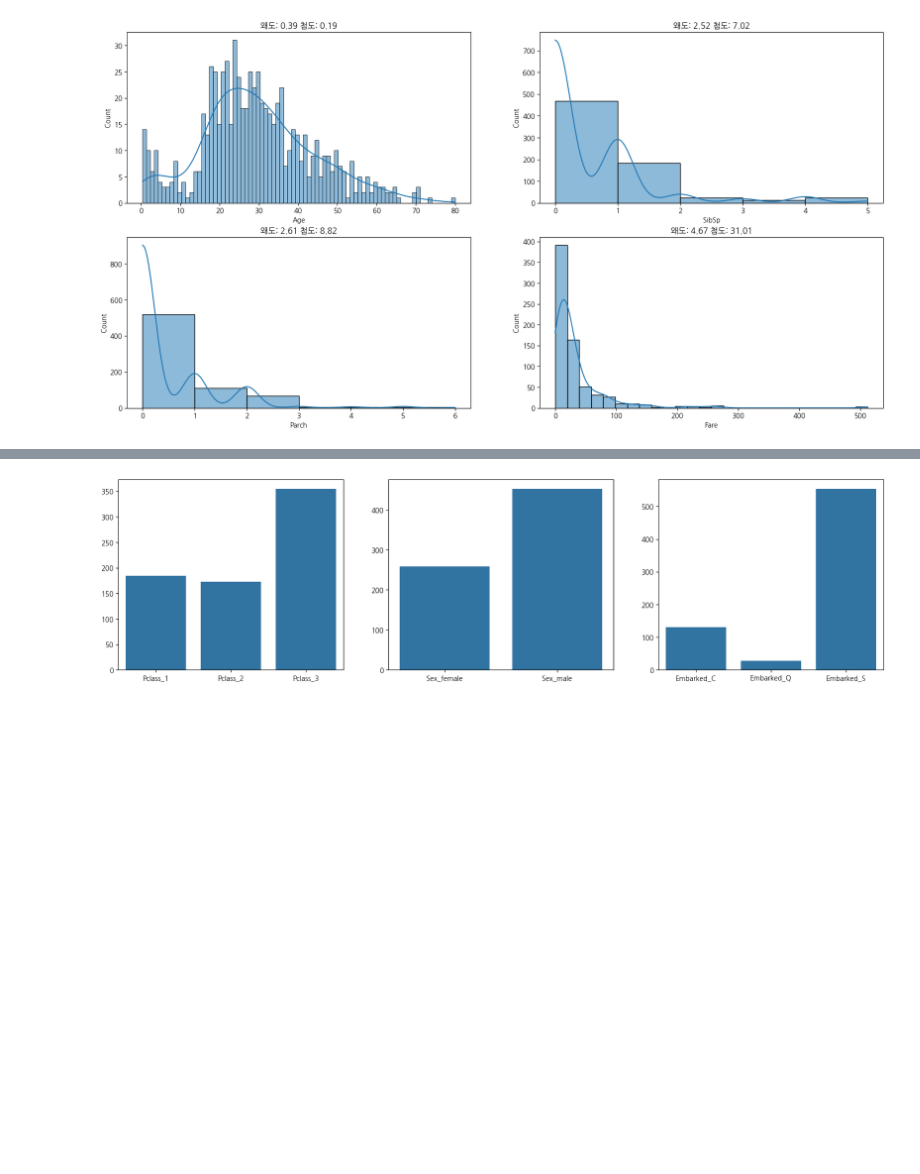
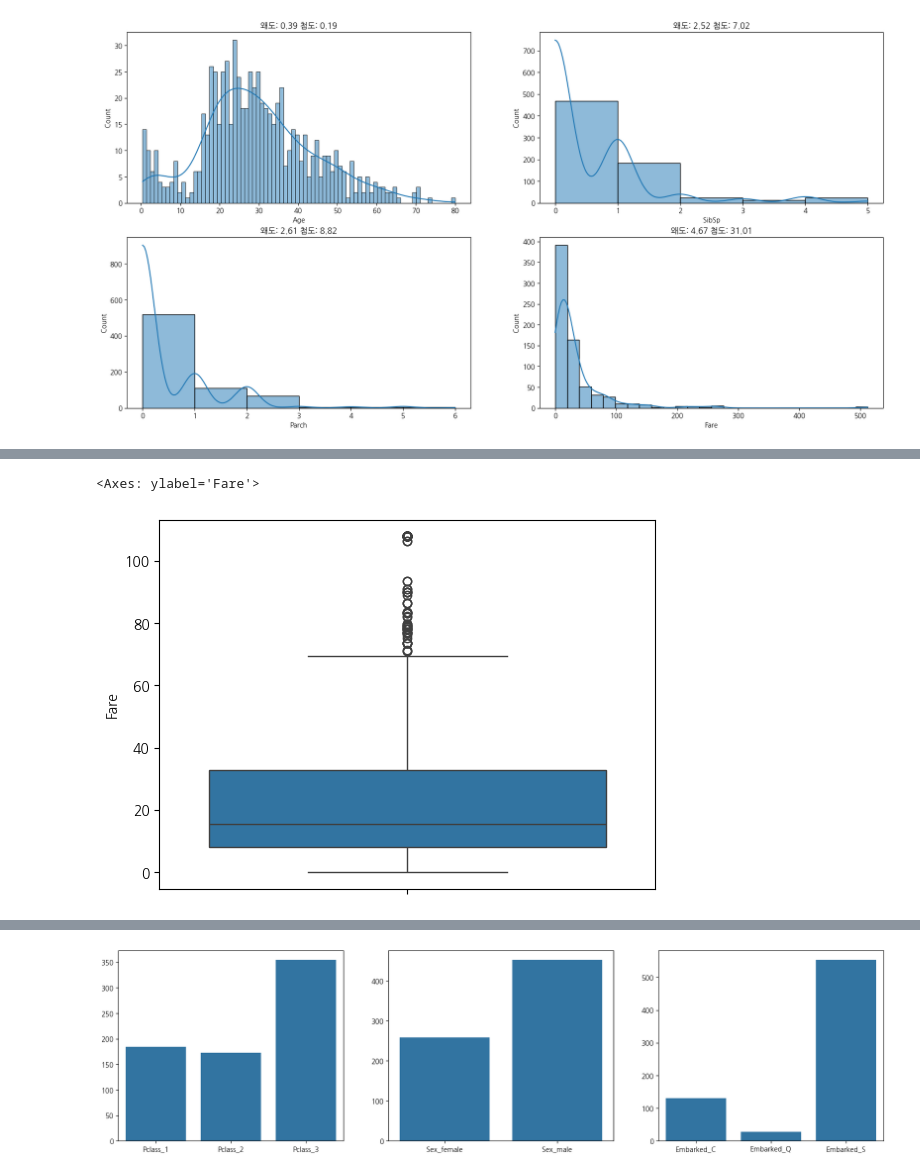
Before and after one commit to Song-Juntae/kaggle, a Jupyter notebook: getting_started/titanic/titanic.ipynb, the cells around one changed output, grey strips where cells are left out. Drawn from its saved outputs; the diff is of its cells as text; code cells hidden in the pictures; blank space fills up the shorter version.

```diff
--- a/getting_started/titanic/titanic.ipynb
+++ b/getting_started/titanic/titanic.ipynb
@@ -365,0 +398,18 @@ sns.histplot(df_train_결측치처리1['Fare'], kde=True, binwidth=20, ax=axes[3
+# %%
+# IQR 3 기준 이상치 대치
+
+def 이상치처리(df, col, value):
+    Q1 = df[col].quantile(0.25)
+    Q3 = df[col].quantile(0.75)
+    IQR = Q3 - Q1
+    rev_range = 3
+    if value < (Q1 - rev_range * IQR):
+        value = Q1 - rev_range * IQR
+    if value > (Q3 + rev_range * IQR):
+        value = Q3 + rev_range * IQR
+    return value
+
+sns.boxplot(df_train_결측치처리1['Fare'].apply(lambda x: 이상치처리(df_train_결측치처리1, 'Fare', x)))
+# %% [output]
+<Axes: ylabel='Fare'>
+[figure, added]
```
Also changed, not shown: parts of 8 cells of this notebook.
